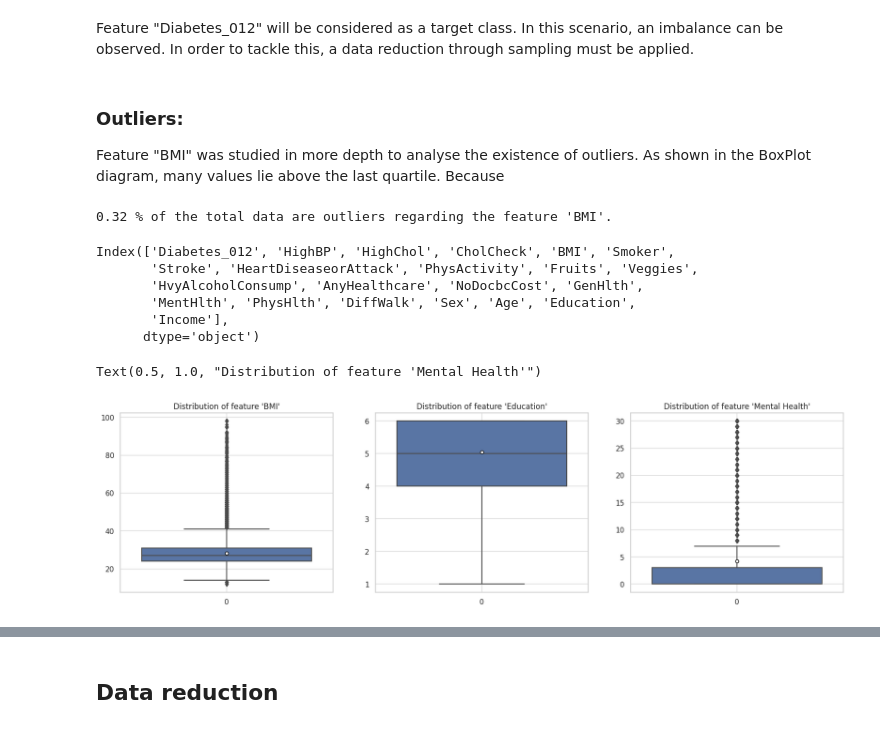
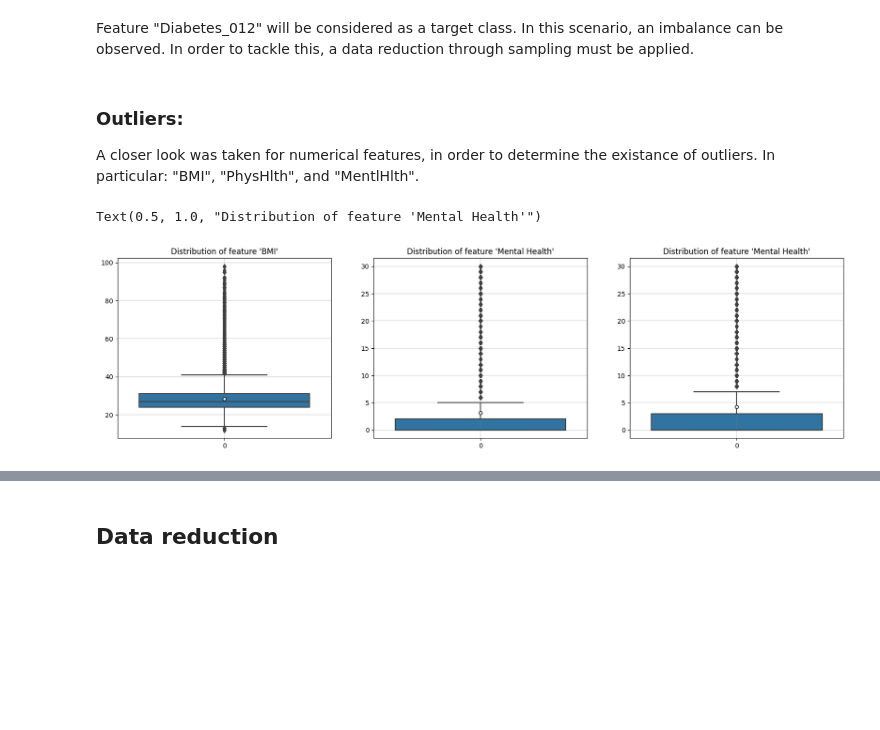
Before and after one commit to AliGarAlon/Diabetes_Project, a Jupyter notebook: diabetes_model.ipynb, the cells around one changed output, grey strips where cells are left out. Saved outputs shown, nothing was run; the diff lists cells and outputs as text; code cells hidden in the pictures; blank space fills up the shorter version.

```diff
--- a/diabetes_model.ipynb
+++ b/diabetes_model.ipynb
@@ -221,28 +239,7 @@ plt.show()
 Feature "Diabetes_012" will be considered as a target class. In this scenario, an imbalance can be observed. In order to tackle this, a data reduction through sampling must be applied.
 # %% [markdown]
 ### Outliers:
-Feature "BMI" was studied in more depth to analyse the existence of outliers. As shown in the BoxPlot diagram, many values lie above the last quartile. Because
+A closer look was taken for numerical features, in order to determine the existance of outliers. In particular: "BMI", "PhysHlth", and "MentlHlth".
-# %%
-num_of_outliers = df_numerical['BMI'][df_numerical['BMI']>60].count()
-total_data = df.shape[0]
-percentage_of_outliers = (num_of_outliers/total_data) * 100
-print(round(percentage_of_outliers, 2),"% of the total data are outliers regarding the feature 'BMI'.")
-# %% [output]
-0.32 % of the total data are outliers regarding the feature 'BMI'.
-# %%
-df.columns
-#lA ultima figura:
-# Hay que pasar los valores num de daibetes_012, a una string. (ahora están en array)
-# a una string).
-# Tener esos valore en una nueva columna anadida. Así cuando todo acabe, solo
-# hay q eliminarlo.
-# %% [output]
-Index(['Diabetes_012', 'HighBP', 'HighChol', 'CholCheck', 'BMI', 'Smoker',
-       'Stroke', 'HeartDiseaseorAttack', 'PhysActivity', 'Fruits', 'Veggies',
-       'HvyAlcoholConsump', 'AnyHealthcare', 'NoDocbcCost', 'GenHlth',
-       'MentHlth', 'PhysHlth', 'DiffWalk', 'Sex', 'Age', 'Education',
-       'Income'],
-      dtype='object')
 # %%
 # Box plots of features with suspected outliers:
 fig, axes = plt.subplots(nrows=1, ncols=3, figsize=(20, 5))
@@ -258,33 +255,33 @@ sb.boxplot(df_numerical['BMI'],
                       )
 
 plt.grid(color = "grey", linewidth = "0.3", linestyle = "-")
 plt.title("Distribution of feature 'BMI'")
 
 # Education:
 plt.subplot(1,3,2)
-sb.boxplot(df_multiCategorical['Education'],
+sb.boxplot(df_numerical['MentHlth'],
            showmeans = True,
            meanprops={"marker":"o",
                       "markerfacecolor":"white",
                        "markeredgecolor":"black",
                       "markersize":"5"}
                       )
 
 plt.grid(color = "grey", linewidth = "0.3", linestyle = "-")
-plt.title("Distribution of feature 'Education'")
+plt.title("Distribution of feature 'Mental Health'")
 
 # Physical Health:
 plt.subplot(1,3,3)
 sb.boxplot(df_numerical['PhysHlth'],
            showmeans = True,
            meanprops={"marker":"o",
                       "markerfacecolor":"white",
                        "markeredgecolor":"black",
                       "markersize":"5"}
                       )
 
 plt.grid(color = "grey", linewidth = "0.3", linestyle = "-")
 plt.title("Distribution of feature 'Mental Health'")
 # %% [output]
 Text(0.5, 1.0, "Distribution of feature 'Mental Health'")
-[figure, old version]
+[figure, new version]
```
Also changed, not shown: parts of 47 cells of this notebook.
